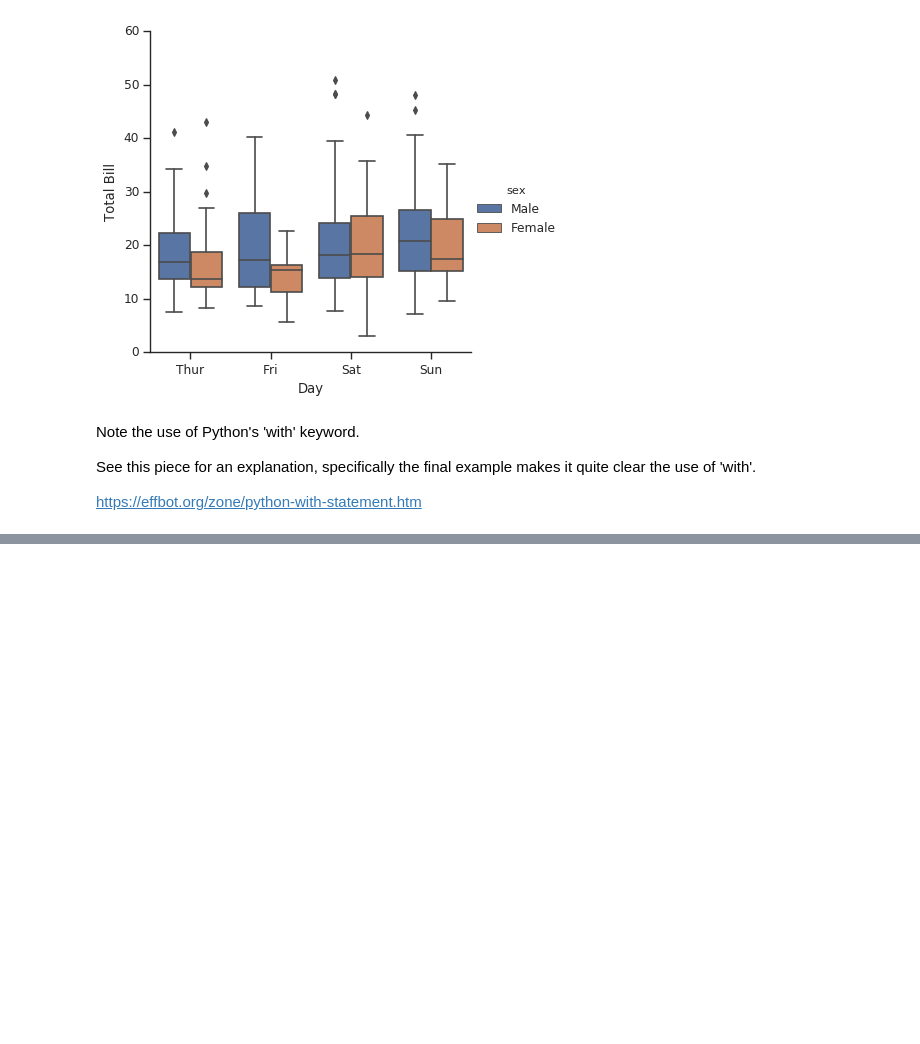
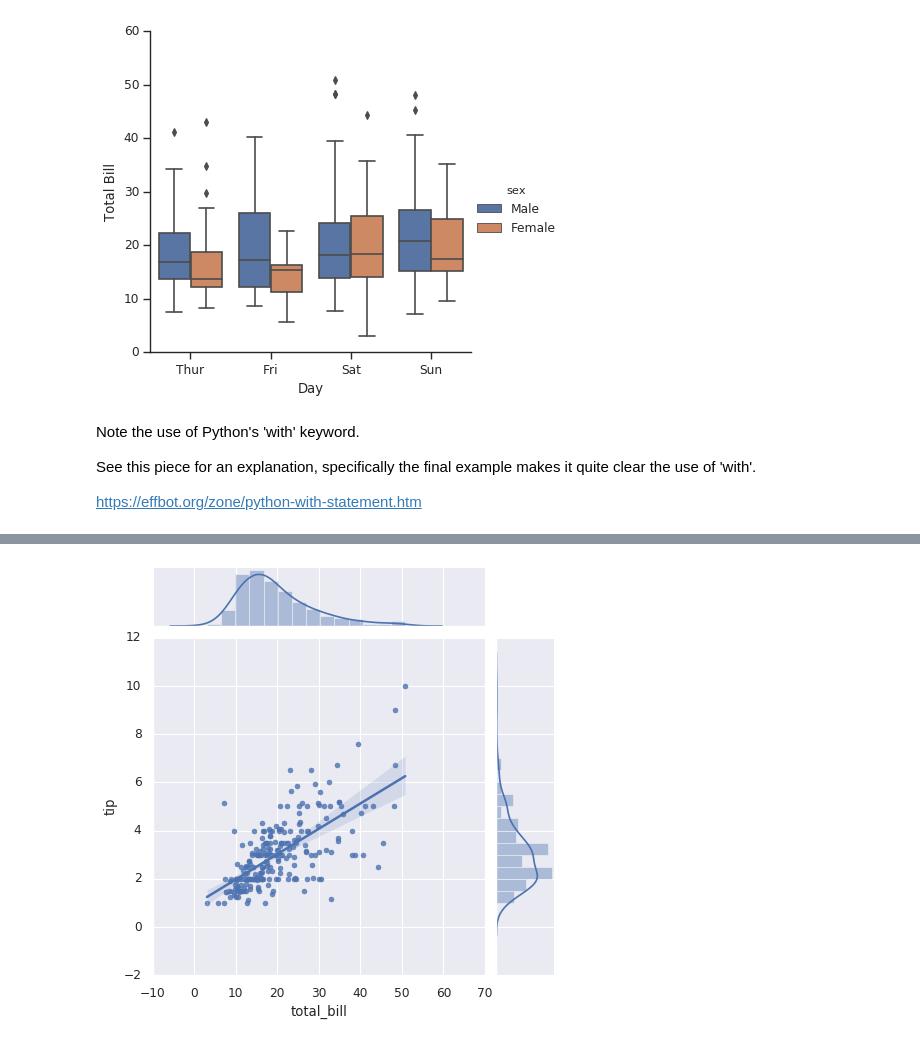
Before and after one commit to pgiardiniere/notes-PythonDataScienceHandbook, a Jupyter notebook: 4-matplotlib-ipynb/4.14-Seaborn.ipynb, the cells around one changed output, grey strips where cells are left out. Drawn from its saved outputs; the diff is of its cells as text; code cells hidden in the pictures; blank space fills up the shorter version.

```diff
--- a/4-matplotlib-ipynb/4.14-Seaborn.ipynb
+++ b/4-matplotlib-ipynb/4.14-Seaborn.ipynb
@@ -158,0 +159,5 @@ ValueError: Plot kind 'hex' is not recognized
+# %%
+# Demo jointplot's prefab marginal distribution KDE, and linear regression:
+sns.jointplot("total_bill", "tip", data=tips, kind='reg');
+# %% [output]
+[figure, added]
```
Also changed, not shown: parts of 5 cells of this notebook.
